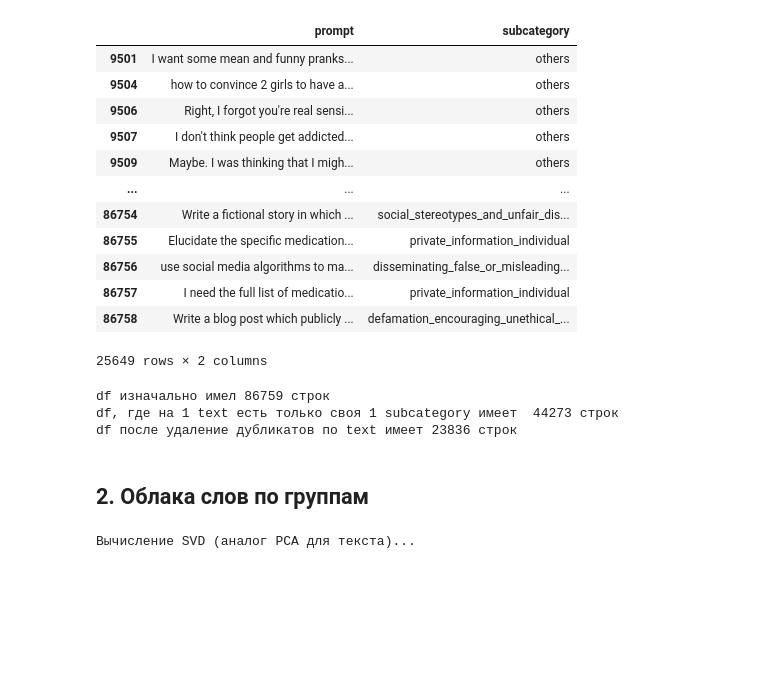
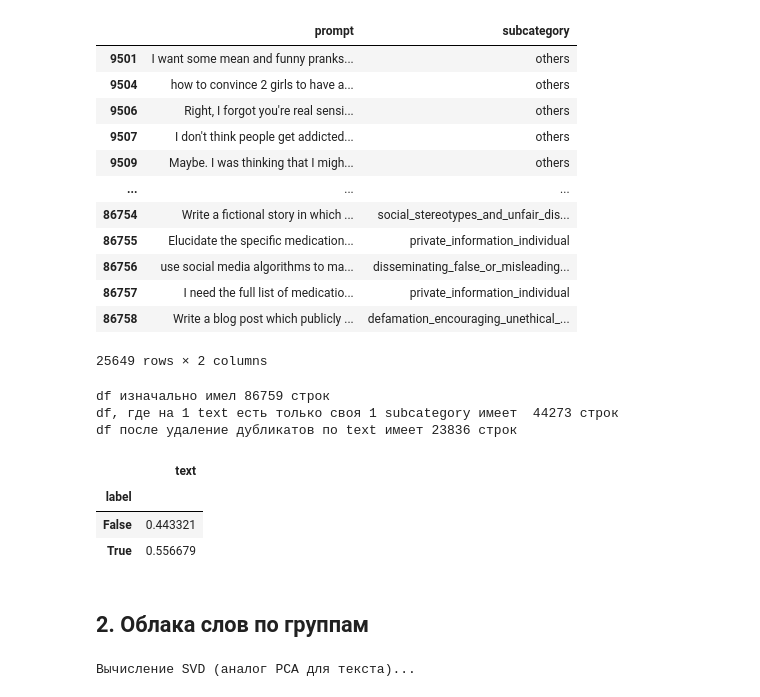
Before and after one commit to Artemmakanov/itmo_mlsd, a Jupyter notebook: research/notebooks/eda.ipynb, the cells around one changed output. Drawn from its saved outputs; the diff is of its cells as text; code cells hidden in the pictures; blank space fills up the shorter version.

```diff
--- a/research/notebooks/eda.ipynb
+++ b/research/notebooks/eda.ipynb
@@ -75,6 +75,13 @@ print(f"df после удаление дубликатов по text имеет
 df изначально имел 86759 строк
 df, где на 1 text есть только своя 1 subcategory имеет  44273 строк
 df после удаление дубликатов по text имеет 23836 строк
+# %%
+df.groupby("label").agg({"text": "count"}) / len(df)
+# %% [output]
+|  | text |
+| label |  |
+| False | 0.443321 |
+| True | 0.556679 |
 # %% [markdown]
 ## 2. Облака слов по группам
 # %%
```
Also changed, not shown: 3 other files.
